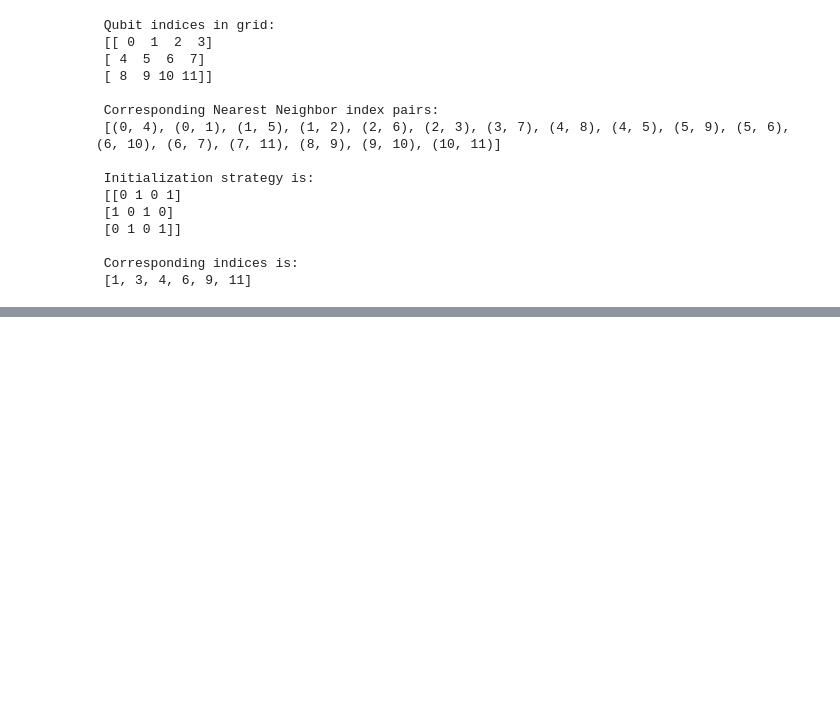
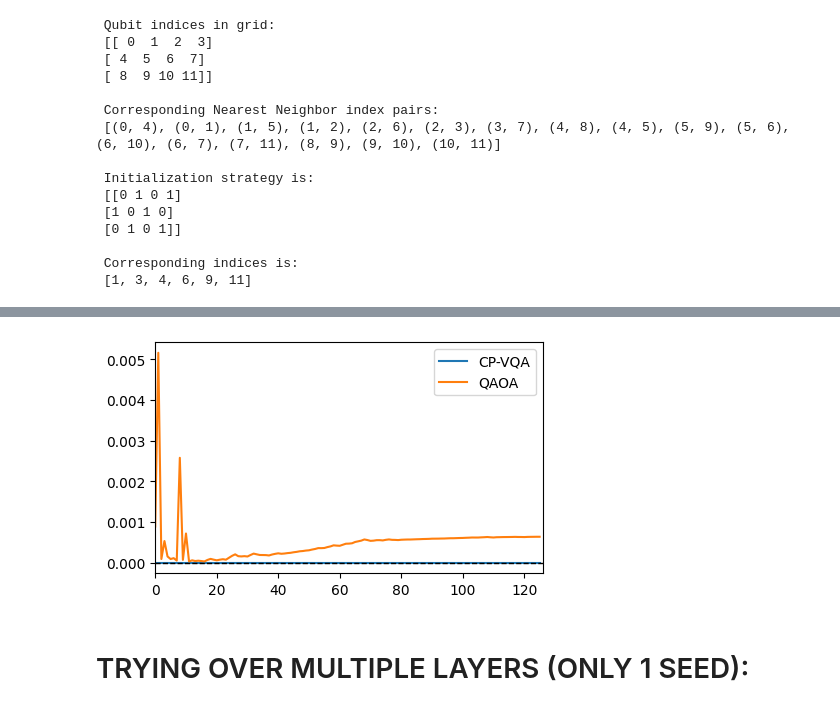
Before and after one commit to seba2390/Azurestuff, a Jupyter notebook: scripts/fig_1.ipynb, the cells around one changed output, grey strips where cells are left out. Cells and saved outputs as stored; diff of their text form; code cells hidden in the pictures; blank space fills up the shorter version.

```diff
--- a/scripts/fig_1.ipynb
+++ b/scripts/fig_1.ipynb
@@ -113,6 +116,7 @@ optimizer_method = available_methods[0]
 
 # Generating callback function for plotting
 CP_costs = [] # Normalized costs
+CP_probs = [] # probability of optimal state
 def CP_callback_function(x):
     _dict_ = CP_ansatz.get_state_probabilities(angles=x, flip_states=False)
     _cost_ = normalized_cost(result=_dict_,
@@ -120,6 +124,10 @@ def CP_callback_function(x):
                              QUBO_offset=offset,
                              max_cost=max_cost,
                              min_cost=min_cost)
+    if min_state_str in list(_dict_.keys()):
+        CP_probs.append(_dict_[min_state_str])
+    else:
+        CP_probs.append(0)
     CP_costs.append(_cost_)
 
 
@@ -136,6 +144,8 @@ NORMAL_theta_i = np.random.uniform(low=theta_min, high=theta_max, size=N_angles)
 
 # Generating callback function for plotting
 NORMAL_costs = [] # Normalized costs
+NORMAL_probs = [] # probability of optimal state
+
 def NORMAL_callback_function(x):
     _dict_ = NORMAL_ansatz.get_state_probabilities(angles=x, flip_states=False)
     _cost_ = normalized_cost(result=_dict_,
@@ -143,7 +153,12 @@ def NORMAL_callback_function(x):
                              QUBO_offset=offset,
                              max_cost=max_cost,
                              min_cost=min_cost)
+    if min_state_str in list(_dict_.keys()):
+        NORMAL_probs.append(_dict_[min_state_str])
+    else:
+        NORMAL_probs.append(0)
     NORMAL_costs.append(_cost_)
+
 
 NORMAL_res = sc.optimize.minimize(fun=NORMAL_ansatz.get_cost, x0=NORMAL_theta_i,
                            method=optimizer_method,
@@ -162,0 +179,13 @@ plt.show()
+# %%
+fig, ax = plt.subplots(1,1, figsize=(5,3))
+ax.plot([it for it in range(len(CP_probs))], CP_probs, label='CP-VQA')
+ax.plot([it for it in range(len(NORMAL_probs))], NORMAL_probs, label='QAOA')
+ax.set_xlim(0,max(len(CP_probs),len(NORMAL_probs)))
+#ax.set_ylim(-0.1,1.1)
+ax.hlines(0,0,max(len(CP_probs),len(NORMAL_probs)),lw=1,linestyles='dashed',colors='k')
+ax.legend(loc='upper right')
+plt.show()
+# %% [output]
+[figure, added]
+# %% [markdown]
+# TRYING OVER MULTIPLE LAYERS (ONLY 1 SEED):
```
Also changed, not shown: parts of 6 cells of this notebook, 2 other files.
